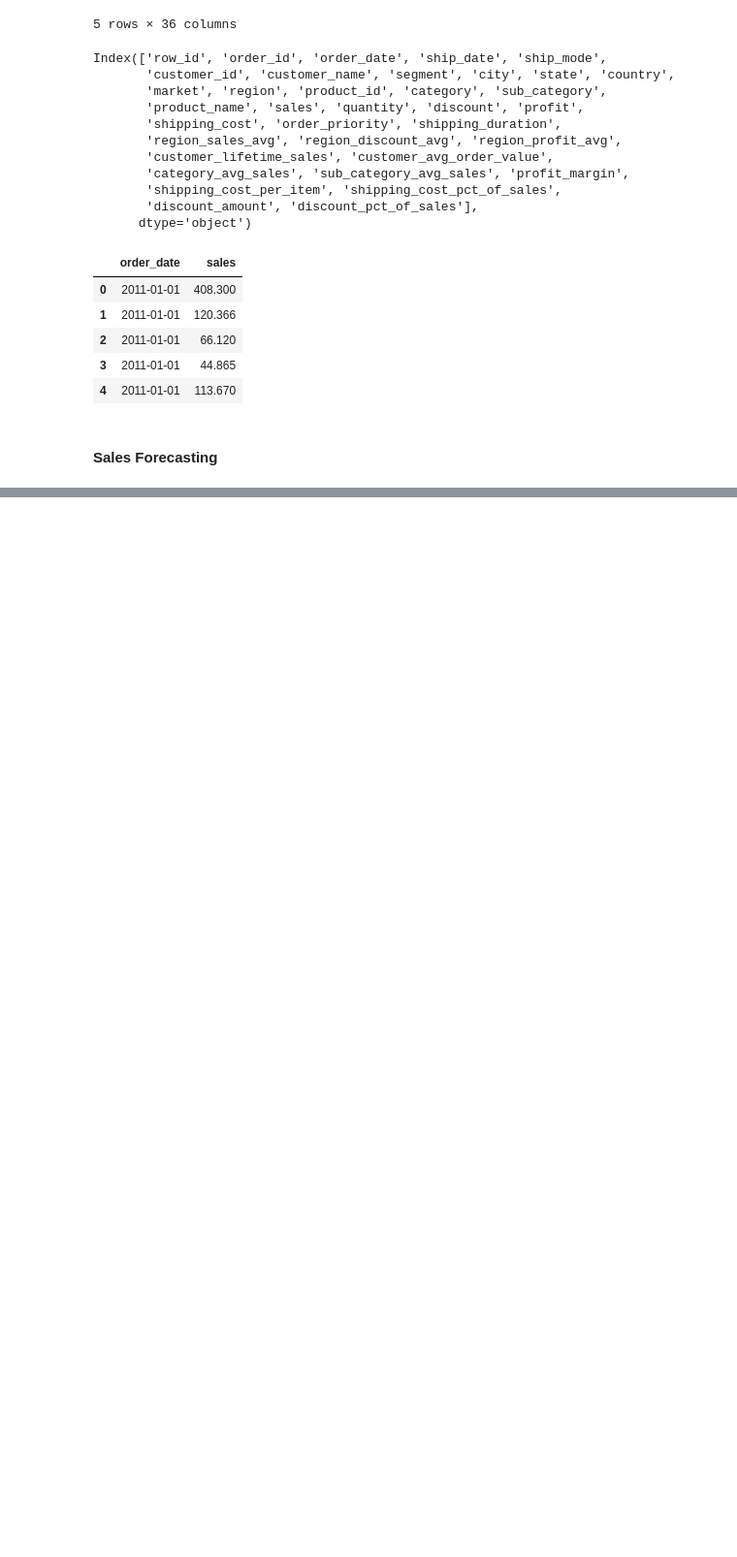
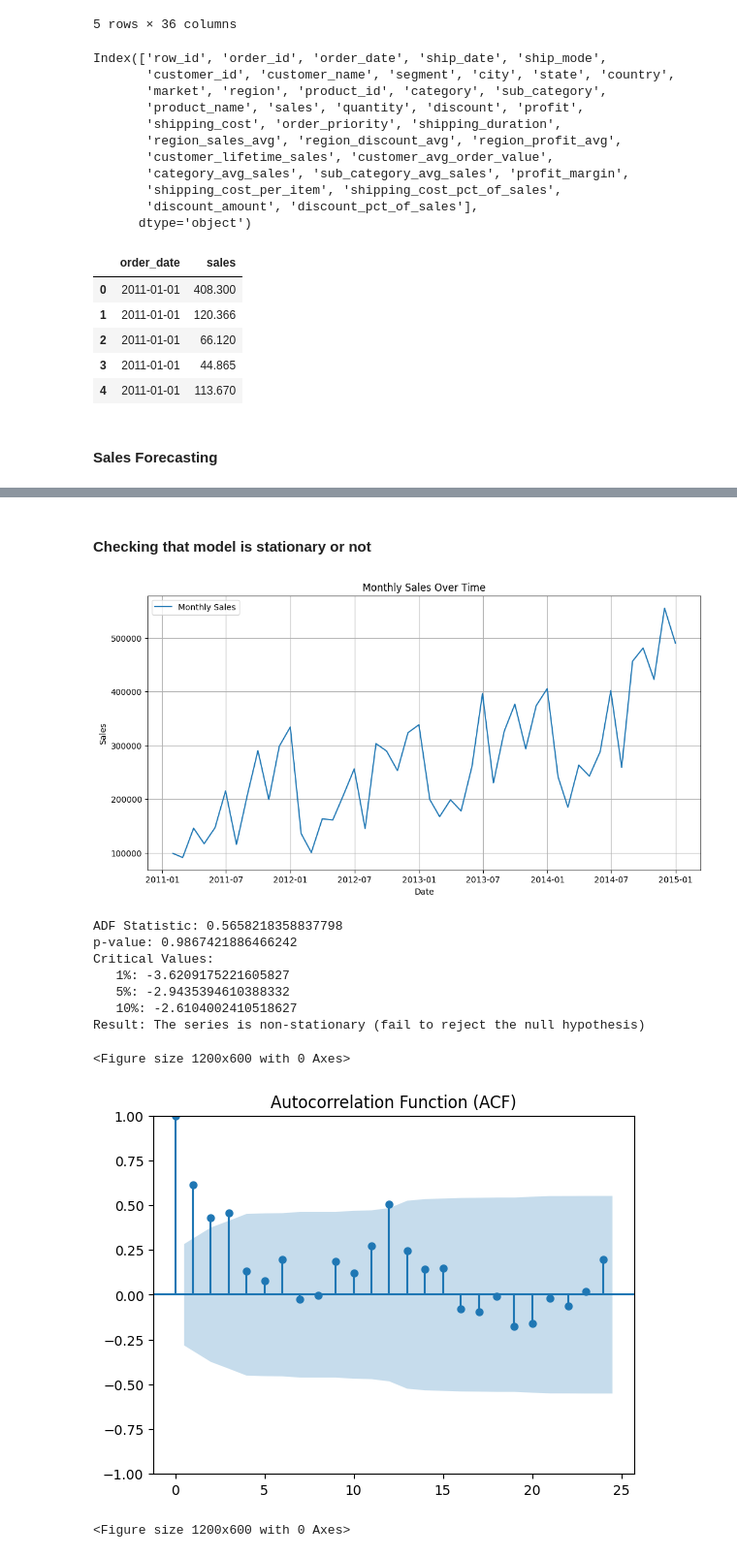
Before and after one commit to Akashraiden/Sales-Forecast-and-Prediction, a Jupyter notebook: EDA and Feature_Engineering.ipynb, the cells around one changed output, grey strips where cells are left out. Shown at 97% size. Drawn from its saved outputs; the diff is of its cells as text; code cells hidden in the pictures; blank space fills up the shorter version.

Commit message:
EDA,Feature Engineering and model_training

```diff
--- a/EDA and Feature_Engineering.ipynb
+++ b/EDA and Feature_Engineering.ipynb
@@ -828 +833,52 @@ R-squared (R²): 0.898138024080929
 [figure]
+# %% [markdown]
+#### Checking that model is stationary or not
+# %%
+from statsmodels.tsa.stattools import adfuller
+from statsmodels.graphics.tsaplots import plot_acf, plot_pacf
+
+
+plt.figure(figsize=(12, 6))
+plt.plot(df_monthly.index, df_monthly['sales'], label='Monthly Sales')
+plt.xlabel('Date')
+plt.ylabel('Sales')
+plt.title('Monthly Sales Over Time')
+plt.legend()
+plt.grid()
+plt.show()
+
+
+def adf_test(series):
+    result = adfuller(series, autolag='AIC')
+    print('ADF Statistic:', result[0])
+    print('p-value:', result[1])
+    print('Critical Values:')
+    for key, value in result[4].items():
+        print(f'   {key}: {value}')
+    if result[1] <= 0.05:
+        print("Result: The series is stationary (reject the null hypothesis)")
+    else:
+        print("Result: The series is non-stationary (fail to reject the null hypothesis)")
+
+adf_test(df_monthly['sales'])
+
+
+plt.figure(figsize=(12, 6))
+plot_acf(df_monthly['sales'], lags=24, title='Autocorrelation Function (ACF)')
+plt.show()
+
+plt.figure(figsize=(12, 6))
+plot_pacf(df_monthly['sales'], lags=24, title='Partial Autocorrelation Function (PACF)')
+plt.show()
+# %% [output]
+[figure, added]
+ADF Statistic: 0.5658218358837798
+p-value: 0.9867421886466242
+Critical Values:
+   1%: -3.6209175221605827
+   5%: -2.9435394610388332
+   10%: -2.6104002410518627
+Result: The series is non-stationary (fail to reject the null hypothesis)
+<Figure size 1200x600 with 0 Axes>
+[figure, added]
+<Figure size 1200x600 with 0 Axes>
```
Also changed, not shown: parts of 16 cells of this notebook.
